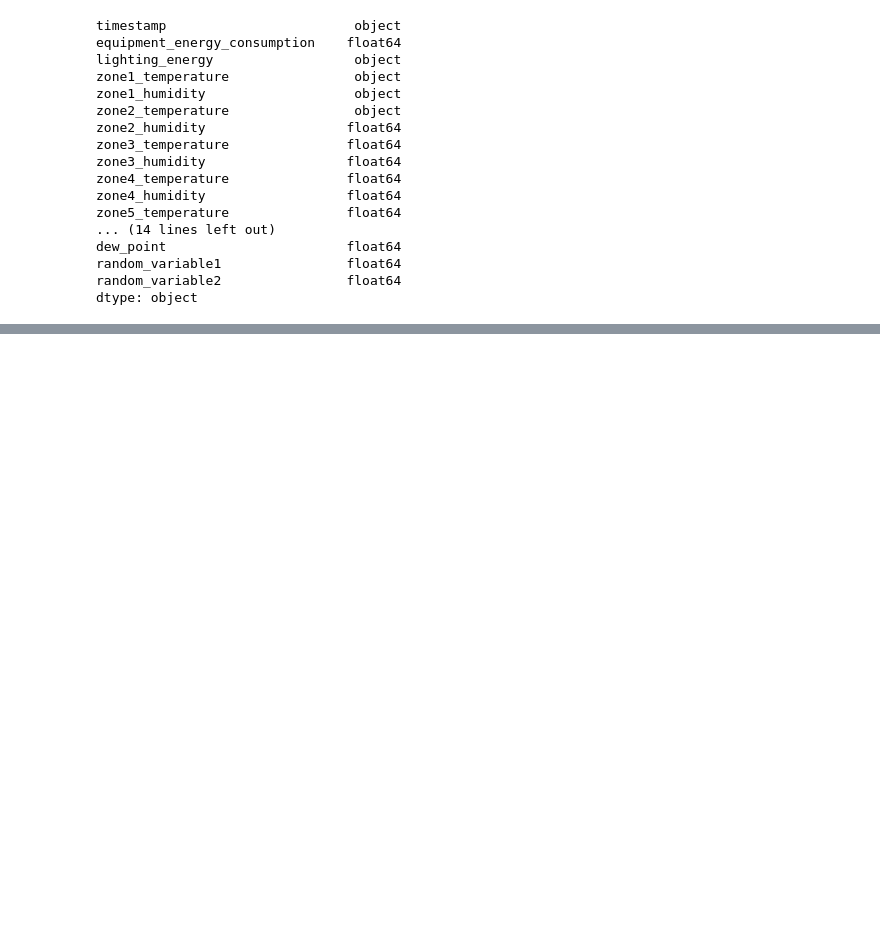
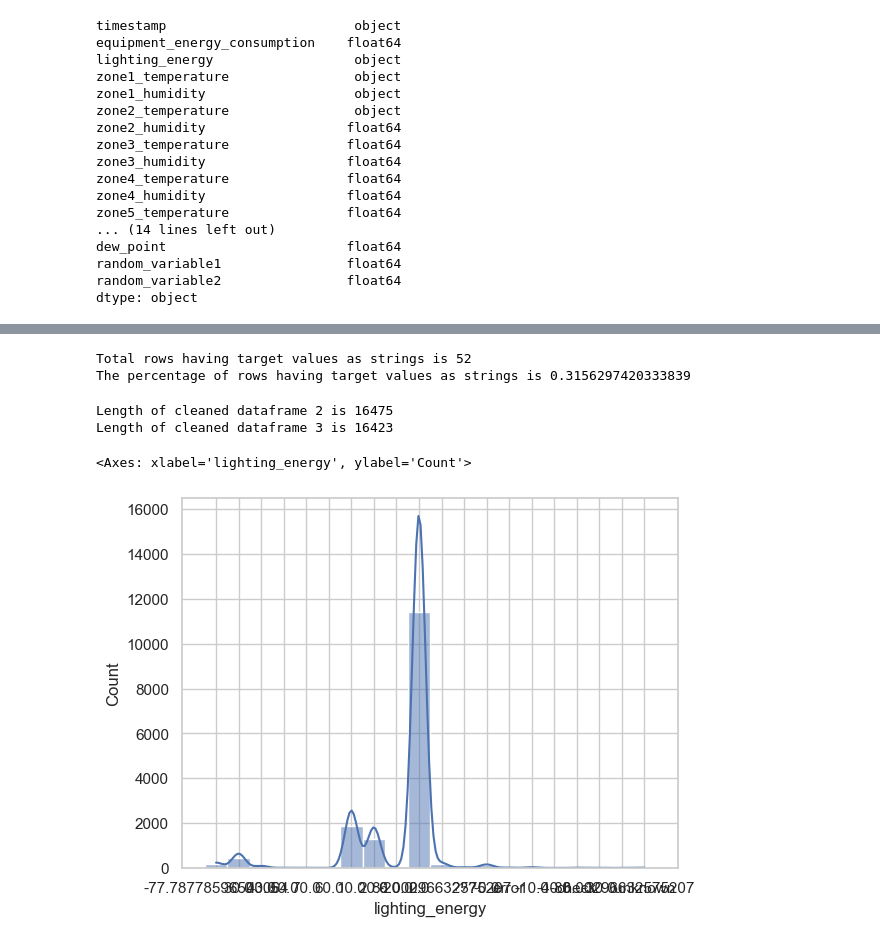
Before and after one commit to smarak96/DS-Intern-Assignment-SmarakPatnaik, a Jupyter notebook: notebook.ipynb, the cells around one changed output, grey strips where cells are left out. Cells and saved outputs as stored; diff of their text form; code cells hidden in the pictures; blank space fills up the shorter version.

```diff
--- a/notebook.ipynb
+++ b/notebook.ipynb
@@ -291,0 +345,6 @@ dtype: object
+# %%
+print(f"Total rows having target values as strings is {len(target_having_strings)}")
+print(f"The percentage of rows having target values as strings is {len(target_having_strings)*100/len(cleaned_data_frame2)}")
+# %% [output]
+Total rows having target values as strings is 52
+The percentage of rows having target values as strings is 0.3156297420333839
@@ -291,0 +353,11 @@ dtype: object
+# %%
+print(f"Length of cleaned dataframe 2 is {len(cleaned_data_frame2)}")
+print(f"Length of cleaned dataframe 3 is {len(cleaned_data_frame3)}")
+# %% [output]
+Length of cleaned dataframe 2 is 16475
+Length of cleaned dataframe 3 is 16423
+# %%
+sns.histplot(cleaned_data_frame2['lighting_energy'].dropna(), bins=50, kde=True)
+# %% [output]
+<Axes: xlabel='lighting_energy', ylabel='Count'>
+[figure, added]
```
Also changed, not shown: parts of 148 cells of this notebook.
